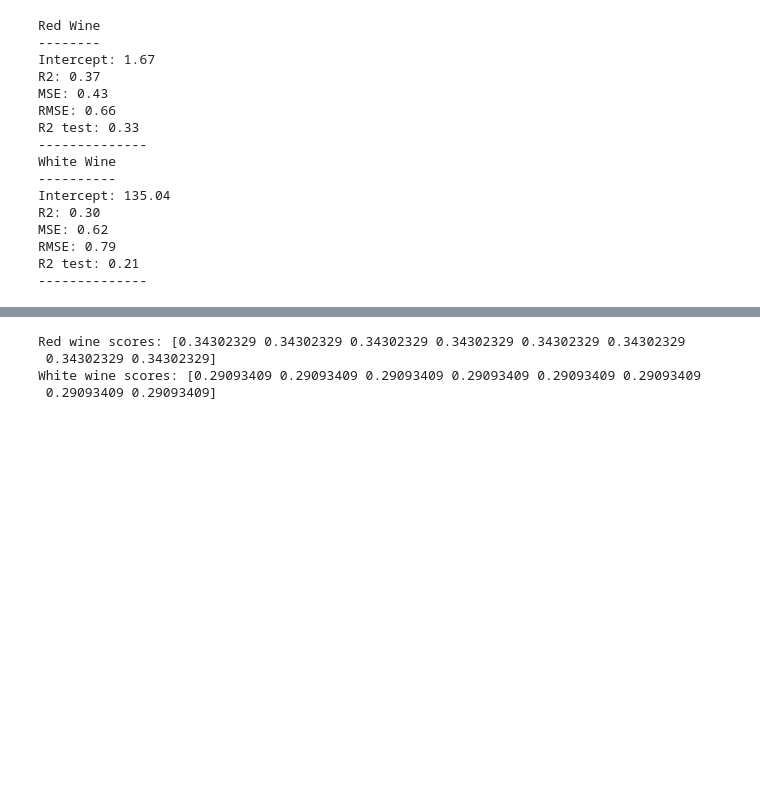
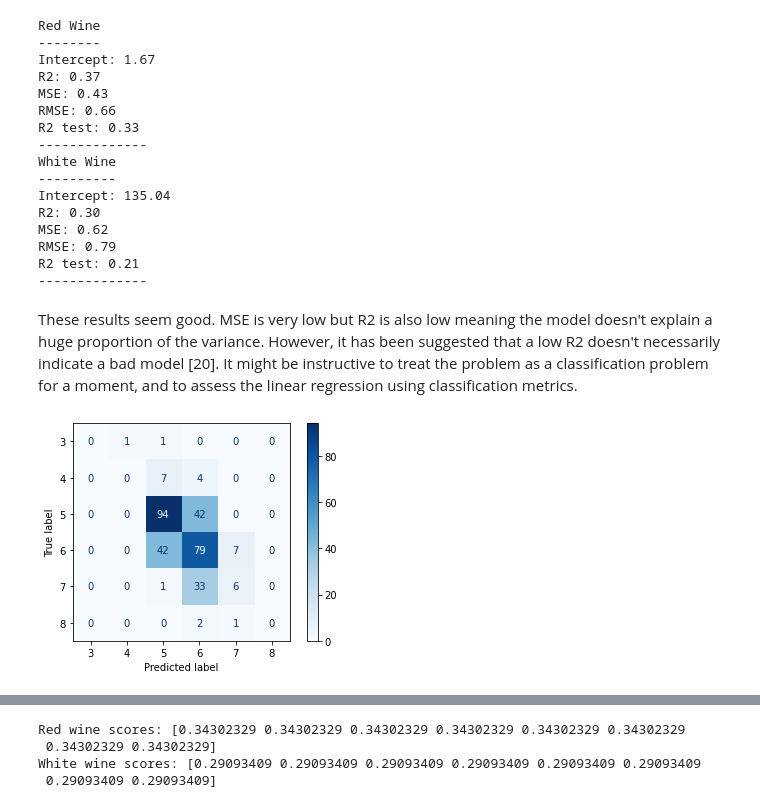
Before and after one commit to fod/machine-learning-statistics, a Jupyter notebook: scikit-learn.ipynb, the cells around one changed output, grey strips where cells are left out. Cells and saved outputs as stored; diff of their text form; code cells hidden in the pictures; blank space fills up the shorter version.

Commit message:
Added some linear regression results metrics

```diff
--- a/scikit-learn.ipynb
+++ b/scikit-learn.ipynb
@@ -671,9 +672,10 @@ def linreg(X_train, y_train, X_test, y_test, name=''):
     print(f"RMSE: {rmse:.2f}")
     print(f"R2 test: {r2_score(y_test, pred):.2f}")
     print("--------------")
+    return pred
 
-linreg(X_train_rw, y_train_rw, X_test_rw, y_test_rw, name='Red Wine')
-linreg(X_train_ww, y_train_ww, X_test_ww, y_test_ww, name='White Wine')
+p_rw = linreg(X_train_rw, y_train_rw, X_test_rw, y_test_rw, name='Red Wine')
+p_ww = linreg(X_train_ww, y_train_ww, X_test_ww, y_test_ww, name='White Wine')
 # %% [output]
 Red Wine
 --------
@@ -691,3 +693,16 @@ MSE: 0.62
 RMSE: 0.79
 R2 test: 0.21
 --------------
+# %% [markdown]
+These results seem good. MSE is very low but R2 is also low meaning the model doesn't explain a huge proportion of the variance. However, it has been suggested that a low R2 doesn't necessarily indicate a bad model [20]. It might be instructive to treat the problem as a classification problem for a moment, and to assess the linear regression using classification metrics.
+# %%
+# Sort actual and predicted values by actual value, convert both to list, and round predicted values and cast to int
+actual, predicted = zip(*sorted(zip(y_test_rw.tolist(), np.round(p_rw).astype(int).tolist()), reverse=True))
+
+# plt.figure(figsize=(6,4))
+ConfusionMatrixDisplay.from_predictions(actual, predicted,
+                                        cmap=plt.cm.Blues,
+                                        normalize=None)
+plt.show()
+# %% [output]
+[figure, added]
```
Also changed, not shown: parts of 6 cells of this notebook.
